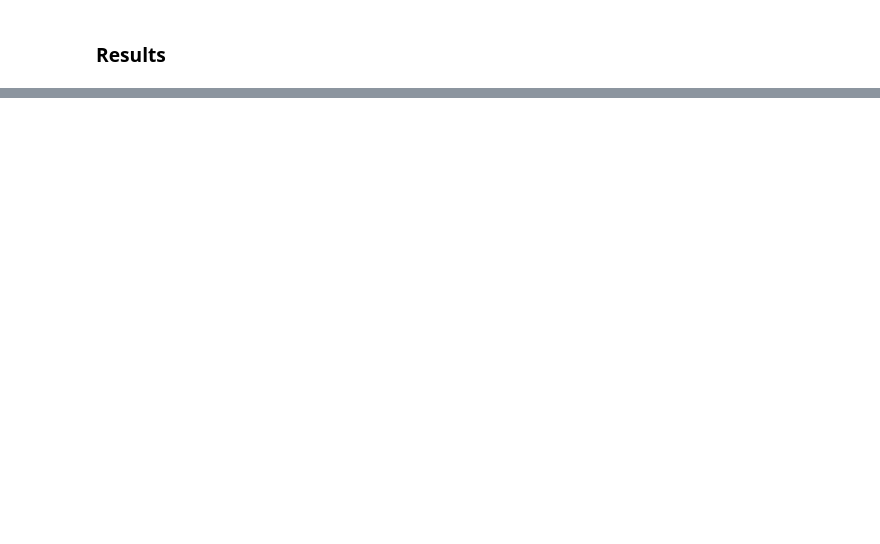
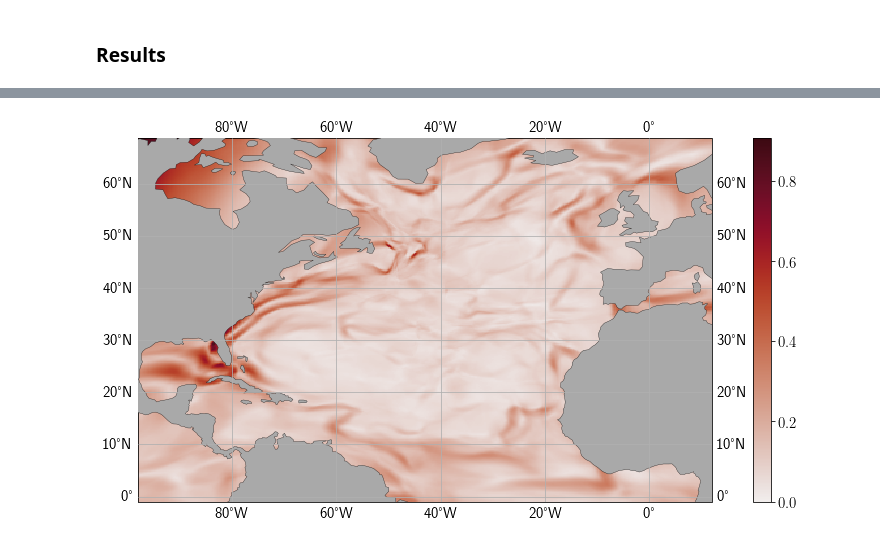
Before and after one commit to mtbrolly/linf, a Jupyter notebook: dx_NA/dx_NA.ipynb, the cells around one changed output, grey strips where cells are left out. Drawn from its saved outputs; the diff is of its cells as text; code cells hidden in the pictures; blank space fills up the shorter version.

```diff
--- a/dx_NA/dx_NA.ipynb
+++ b/dx_NA/dx_NA.ipynb
@@ -245,17 +291,19 @@ plt.show()
 # %%
 plt.figure(figsize=(12, 6))
 ax = plt.axes(projection=ccrs.PlateCarree())
 ax.gridlines(draw_labels=True, dms=True,
              x_inline=False, y_inline=False, zorder=11)
 sca = plt.pcolormesh(grid.vertices[..., 0], grid.vertices[..., 1],
                      std_of_cov / mean_of_cov,
-                     cmap=cmo.amp, vmin=0., vmax=0.25,
+                     cmap=cmo.amp, vmin=0.,  # vmax=0.25,
                      shading='flat',
                      transform=ccrs.PlateCarree())
 plt.colorbar(sca)
 ax.add_feature(cartopy.feature.LAND, zorder=10, edgecolor='k',
                facecolor='darkgrey',
                linewidth=0.3)
 plt.tight_layout()
-plt.savefig("NA/DV2/stdcovDX.png", dpi=288)
+# plt.savefig(model_dir + "stdcovDX.png", dpi=288)
 plt.show()
+# %% [output]
+[figure, added]
```
Also changed, not shown: parts of 14 cells of this notebook, 4 other files.
